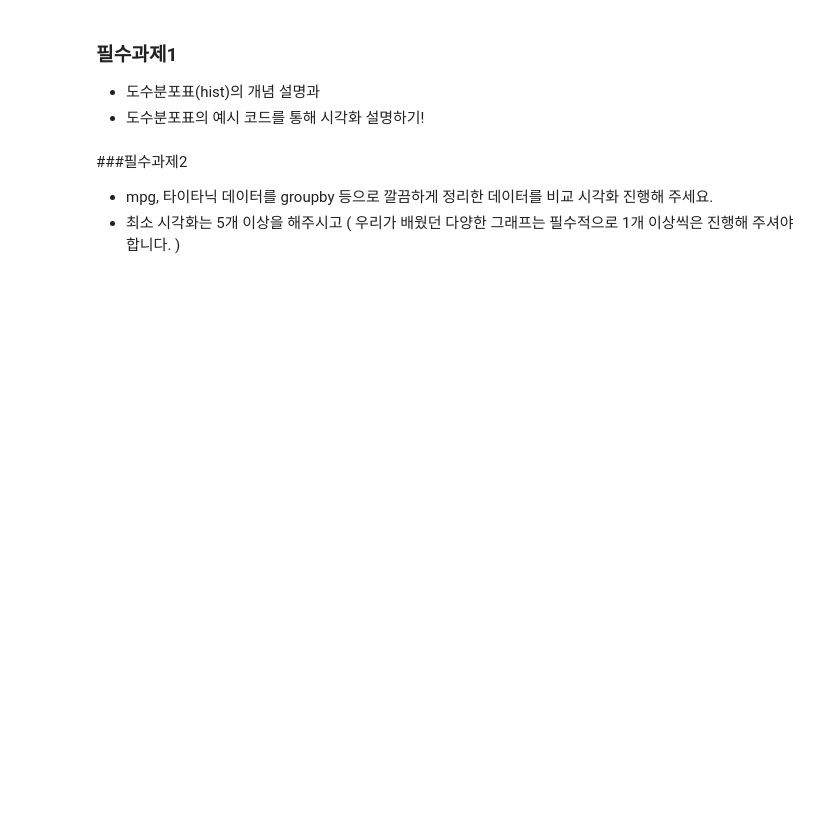
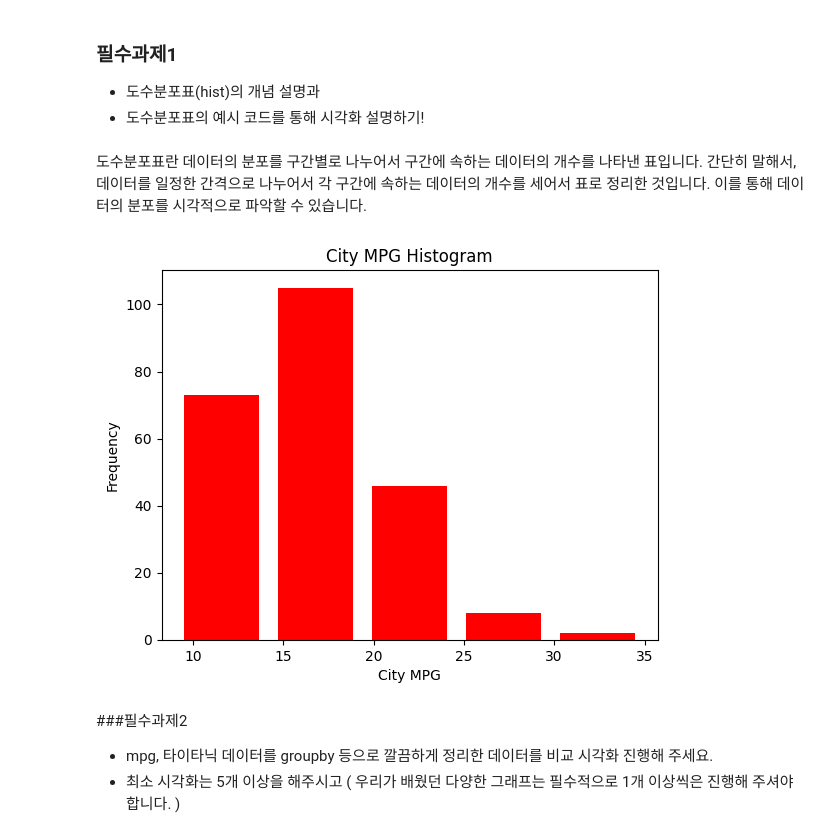
Before and after one commit to seon0415/BDA, a Jupyter notebook: 박서연29_0409_필수과제.ipynb, the cells around one changed output. Saved outputs shown, nothing was run; the diff lists cells and outputs as text; code cells hidden in the pictures; blank space fills up the shorter version.

```diff
--- a/박서연29_0409_필수과제.ipynb
+++ b/박서연29_0409_필수과제.ipynb
@@ -4,3 +4,5 @@
 ### 필수과제1
 - 도수분포표(hist)의 개념 설명과
 - 도수분포표의 예시 코드를 통해 시각화 설명하기!
+# %% [markdown]
+도수분포표란 데이터의 분포를 구간별로 나누어서 구간에 속하는 데이터의 개수를 나타낸 표입니다. 간단히 말해서, 데이터를 일정한 간격으로 나누어서 각 구간에 속하는 데이터의 개수를 세어서 표로 정리한 것입니다. 이를 통해 데이터의 분포를 시각적으로 파악할 수 있습니다.
@@ -6,0 +13,2 @@
+# %%
+mpg = pd.read_csv('mpg.csv')
@@ -7,3 +18,12 @@
+# %%
+plt.hist(mpg['cty'], bins=5, rwidth=0.8, color='red')
+
+plt.xlabel('City MPG')
+plt.ylabel('Frequency')
+plt.title('City MPG Histogram')
+plt.show()
+# %% [output]
+[figure, added]
 # %% [markdown]
 ###필수과제2
 - mpg, 타이타닉 데이터를 groupby 등으로 깔끔하게 정리한 데이터를 비교 시각화 진행해 주세요.
```
Also changed, not shown: parts of 22 cells of this notebook.
